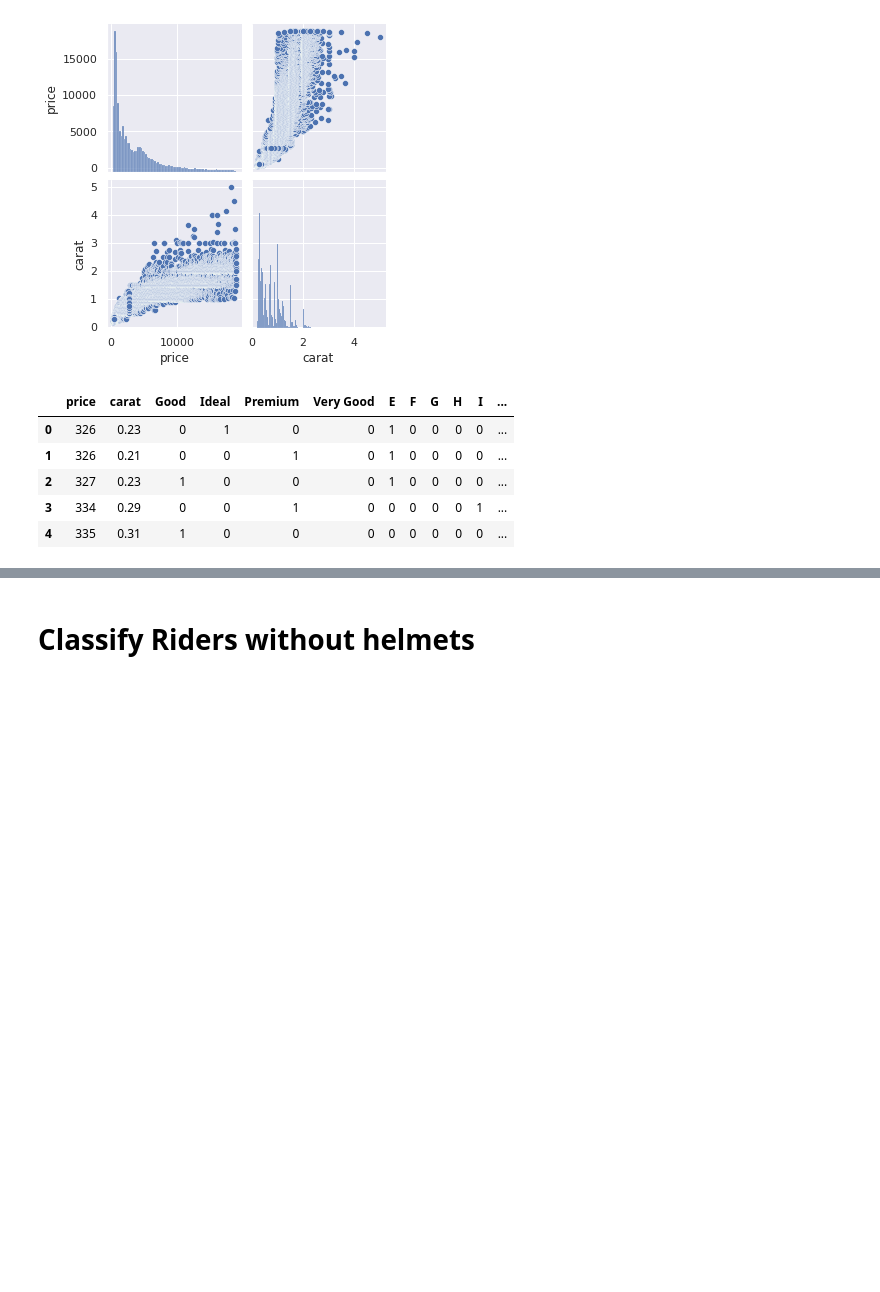
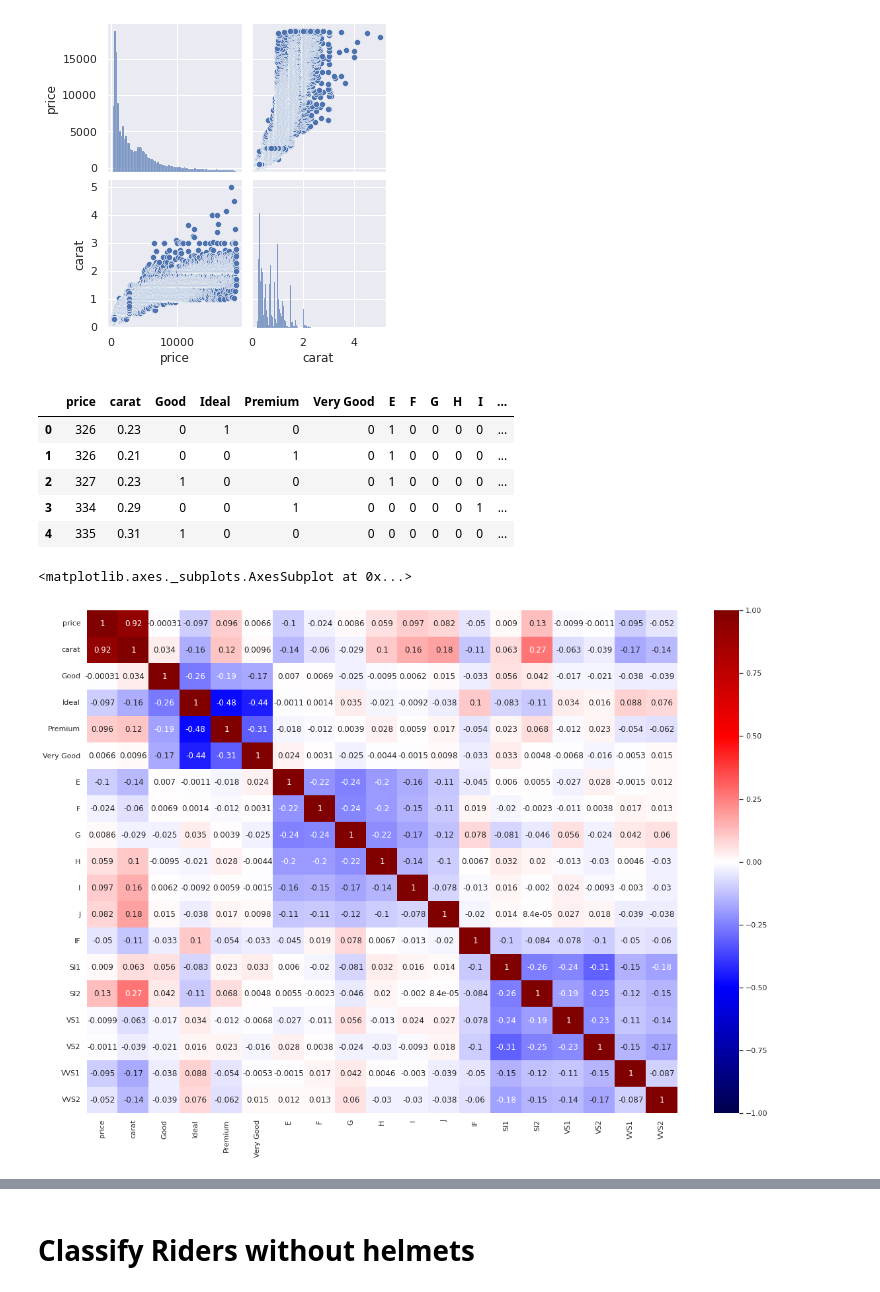
Before and after one commit to Suvodeep-Das/Diamond-Pricing-Model, a Jupyter notebook: MachineGeeks.ipynb, the cells around one changed output, grey strips where cells are left out. Drawn from its saved outputs; the diff is of its cells as text; code cells hidden in the pictures; blank space fills up the shorter version.

```diff
--- a/MachineGeeks.ipynb
+++ b/MachineGeeks.ipynb
@@ -122,3 +122,10 @@ df.head()
 | 2 | 327 | 0.23 | 1 | 0 | 0 | 0 | 1 | 0 | 0 | 0 | 0 | ... |
 | 3 | 334 | 0.29 | 0 | 0 | 1 | 0 | 0 | 0 | 0 | 0 | 1 | ... |
 | 4 | 335 | 0.31 | 1 | 0 | 0 | 0 | 0 | 0 | 0 | 0 | 0 | ... |
+# %%
+# Checking the correllation with all features
+sns.set(rc={'figure.figsize':(20,14)})
+sns.heatmap(df.corr(), cmap="seismic", annot=True, vmin=-1, vmax=1)
+# %% [output]
+<matplotlib.axes._subplots.AxesSubplot at 0x...>
+[figure, added]
```
Also changed, not shown: parts of 5 cells of this notebook.
